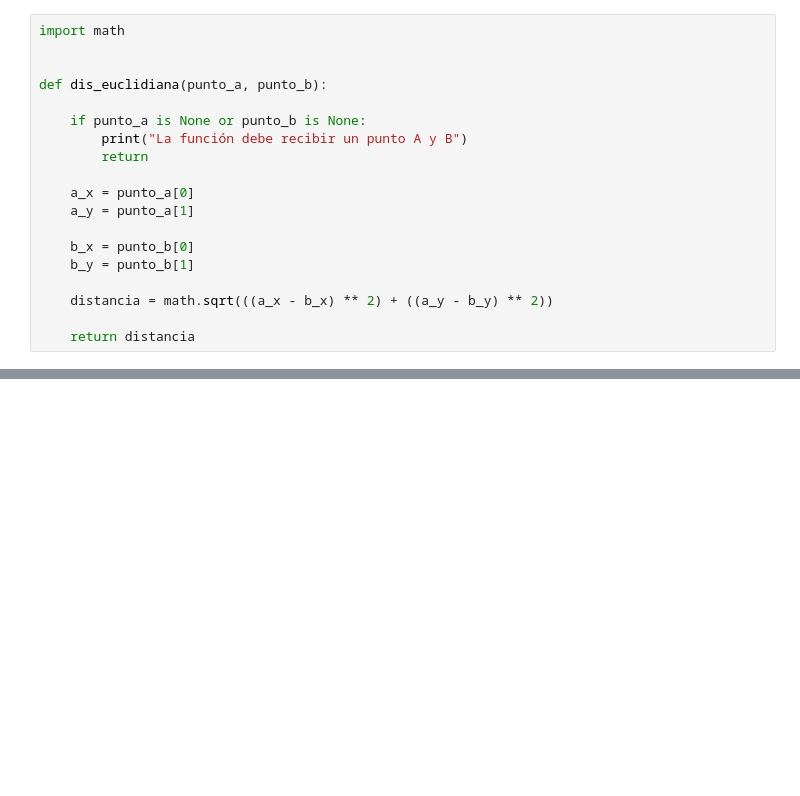
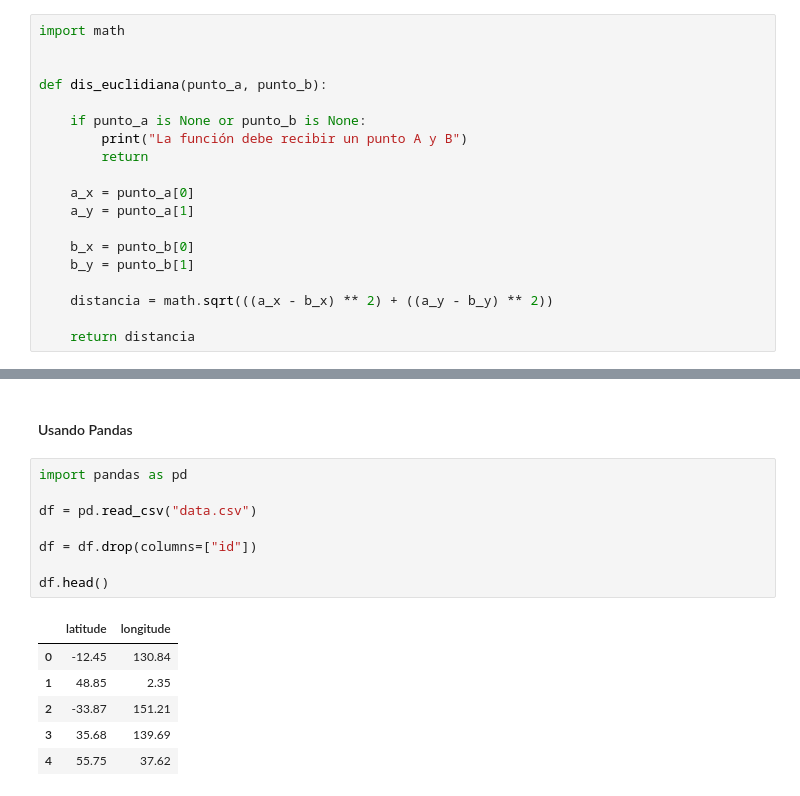
Before and after one commit to tadeogavensky/pr3-ej-clustering, a Jupyter notebook: clustering.ipynb, the cells around one changed output, grey strips where cells are left out. Cells and saved outputs as stored; diff of their text form; blank space fills up the shorter version.

```diff
--- a/clustering.ipynb
+++ b/clustering.ipynb
@@ -81,0 +234,17 @@ punto_mas_cercano
+# %% [markdown]
+#### Usando Pandas
+# %%
+import pandas as pd
+
+df = pd.read_csv("data.csv")
+
+df = df.drop(columns=["id"])
+
+df.head()
+# %% [output]
+|  | latitude | longitude |
+| 0 | -12.45 | 130.84 |
+| 1 | 48.85 | 2.35 |
+| 2 | -33.87 | 151.21 |
+| 3 | 35.68 | 139.69 |
+| 4 | 55.75 | 37.62 |
```
Also changed, not shown: parts of 22 cells of this notebook, 2 other files.
